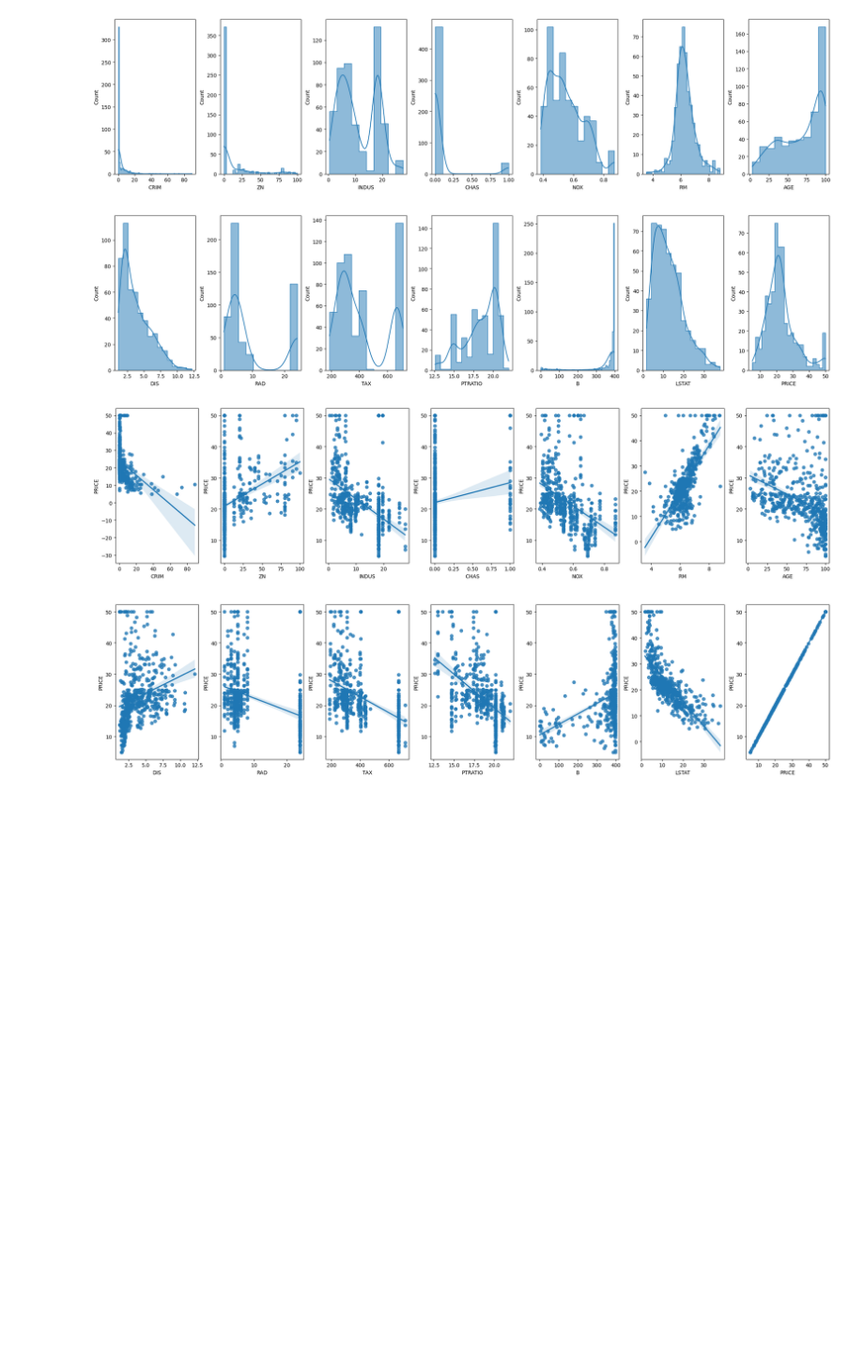
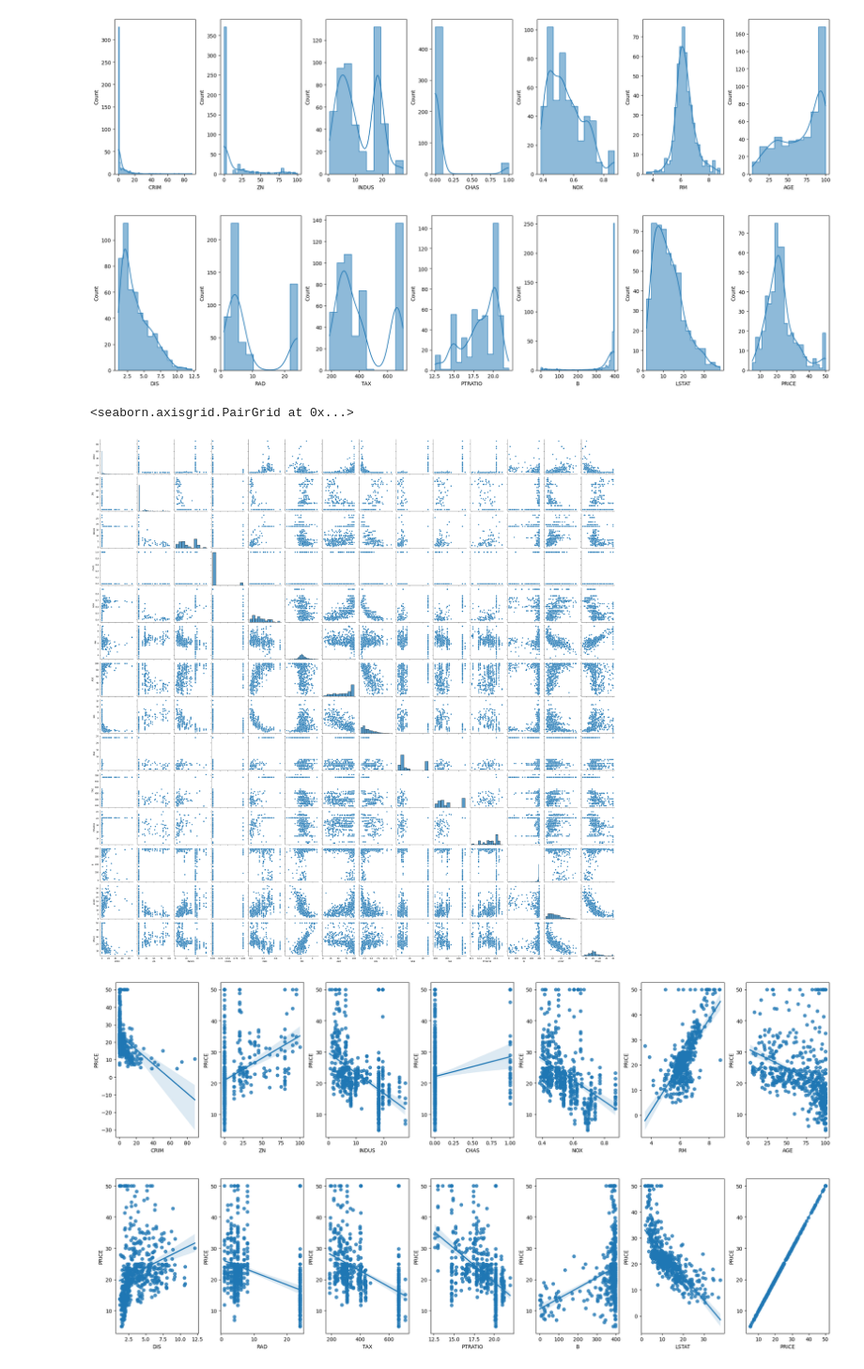
Before and after one commit to PrathameshGadilohar/bostonhousepricing, a Jupyter notebook: boston.ipynb, the cells around one changed output. Shown at 94% size. Cells and saved outputs as stored; diff of their text form; code cells hidden in the pictures; blank space fills up the shorter version.

Commit message:
adding pair-plot in notebook

```diff
--- a/boston.ipynb
+++ b/boston.ipynb
@@ -215,7 +215,10 @@ plt.tight_layout(pad=0.4, w_pad=0.5, h_pad=5.0)
 # %% [output]
 [figure]
 # %%
-#sns.pairplot(data=dataset)
+sns.pairplot(data=dataset)
+# %% [output]
+<seaborn.axisgrid.PairGrid at 0x...>
+[figure, added]
 # %%
 fig, axes = plt.subplots(ncols=7, nrows=2, figsize=(20, 10))
 index = 0
```
Also changed, not shown: parts of 4 cells of this notebook, 2 other files.
